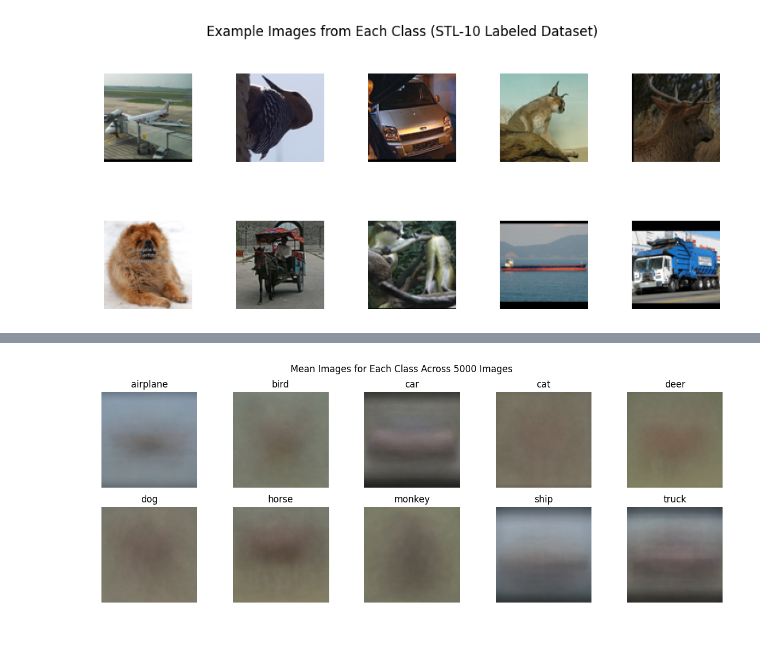
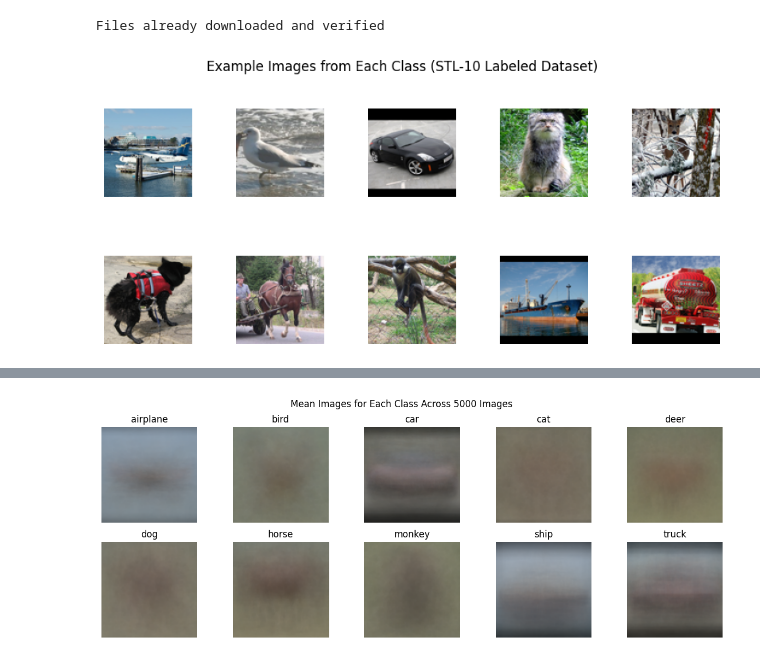
Before and after one commit to jawardell/dcgan-project, a Jupyter notebook: python_nbs/proto/data_exploration.ipynb, the cells around one changed output, grey strips where cells are left out. Drawn from its saved outputs; the diff is of its cells as text; code cells hidden in the pictures.

```diff
--- a/python_nbs/data_exploration.ipynb
+++ b/python_nbs/proto/data_exploration.ipynb
@@ -1,29 +1,30 @@
 # %%
 import torch
 from torchvision.datasets import STL10
 import numpy as np
 import matplotlib.pyplot as plt
 
 # Load the STL-10 dataset
-stl10_trainset = STL10(root='./stl10_data', split='train', download=False)
+stl10_trainset = STL10(root='./stl10_data', split='train', download=True)
 
 # Get the unique class labels
 unique_labels = np.unique(stl10_trainset.labels)
 
 # Create a 2x5 grid of example images (10 in total)
 fig, axs = plt.subplots(2, 5, figsize=(10, 4))
 fig.subplots_adjust(hspace=0.5, wspace=0.5)
 
 for i, label in enumerate(unique_labels[:10]):
     class_indices = [j for j, target in enumerate(stl10_trainset.labels) if target == label]
     example_index = np.random.choice(class_indices, 1)[0]  # Select one random example for each class
 
     image = stl10_trainset.data[example_index]  # No need to convert to NumPy array
     image = np.transpose(image, (1, 2, 0))  # Transpose color channels
     axs[i // 5, i % 5].imshow(image)
     axs[i // 5, i % 5].axis('off')
 
 plt.suptitle('Example Images from Each Class (STL-10 Labeled Dataset)', y=1.02)
 plt.show()
 # %% [output]
+Files already downloaded and verified
-[figure, old version]
+[figure, new version]
```
Also changed, not shown: parts of 2 cells of this notebook, 39 other files.
